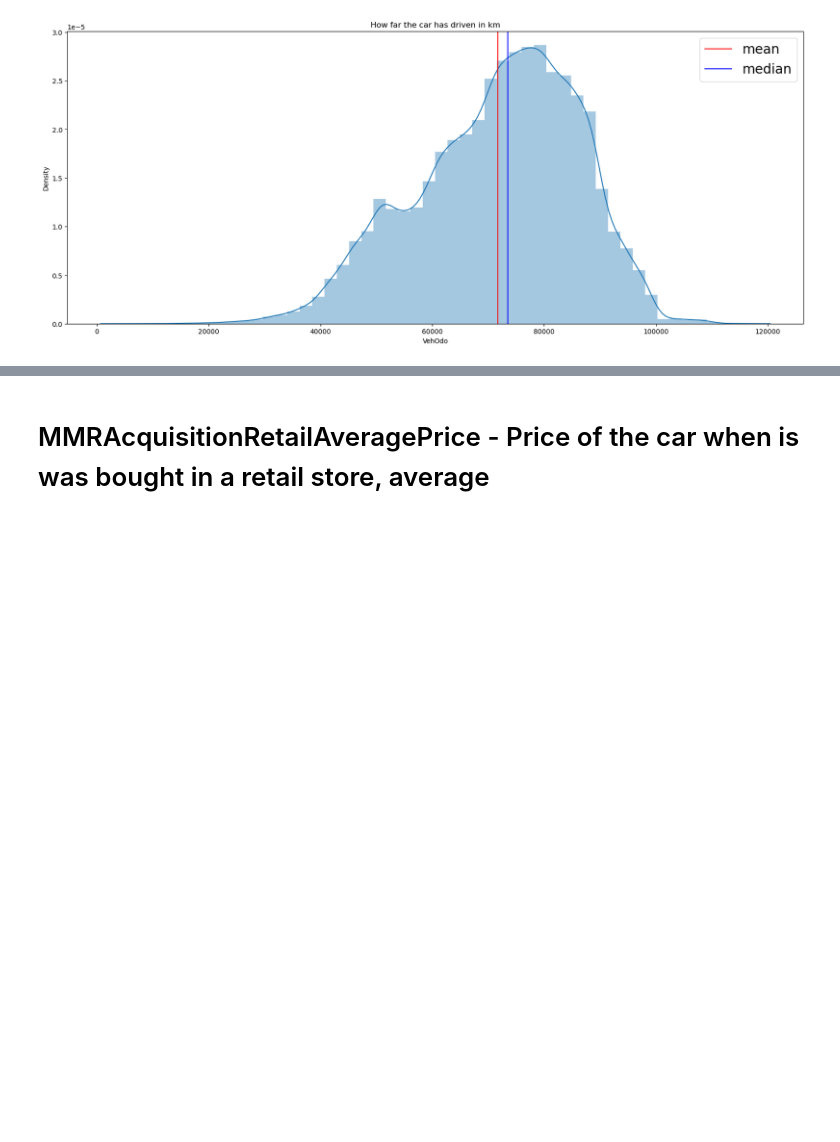
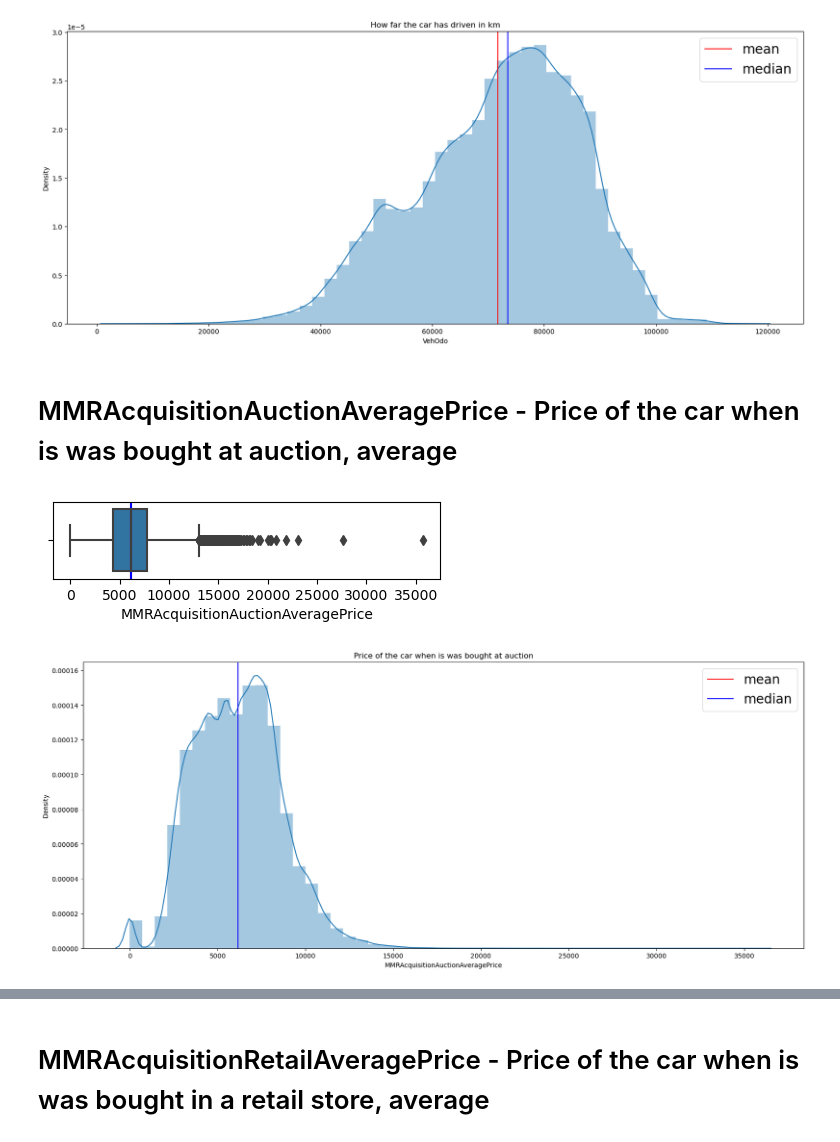
Before and after one commit to agomolka/MASem2DataMining, a Jupyter notebook: car_kick_analysis.ipynb, the cells around one changed output, grey strips where cells are left out. Drawn from its saved outputs; the diff is of its cells as text; code cells hidden in the pictures; blank space fills up the shorter version.

Commit message:
B price of the car analysis

```diff
--- a/car_kick_analysis.ipynb
+++ b/car_kick_analysis.ipynb
@@ -151,5 +151,10 @@ distplot_mean_median(column=car_kick['VehOdo'], title="How far the car has drive
 # %% [output]
 [figure]
 [figure]
+# %% [markdown]
+# MMRAcquisitionAuctionAveragePrice - Price of the car when is was bought at auction, average
 # %%
-# MMRAcquisitionAuctionAveragePrice - Price of the car when is was bought at auction, average
+distplot_mean_median(column=car_kick['MMRAcquisitionAuctionAveragePrice'], title="Price of the car when is was bought at auction")
+# %% [output]
+[figure, added]
+[figure, added]
```
Also changed, not shown: parts of 11 cells of this notebook.
